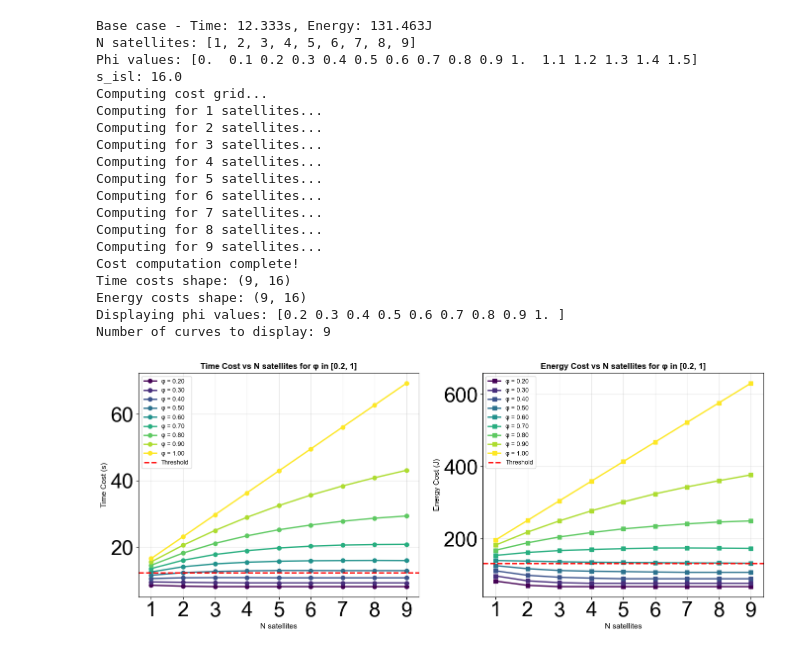
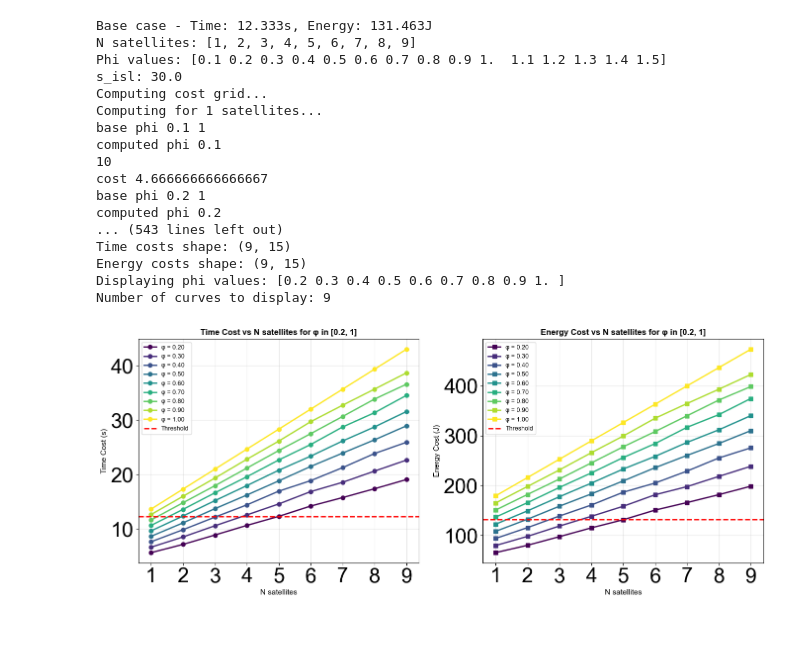
Before and after one commit to DChenet/sec_cost_simulator2, a Jupyter notebook: notebooks/figures/multisat/even_offloading/phi_variation.ipynb, the cells around one changed output. Saved outputs shown, nothing was run; the diff lists cells and outputs as text; code cells hidden in the pictures.

```diff
--- a/notebooks/figures/multisat/even_offloading/phi_variation.ipynb
+++ b/notebooks/figures/multisat/even_offloading/phi_variation.ipynb
@@ -117,8 +117,8 @@ base_energy_cost += ground_link.energy_cost(
 print(f"Base case - Time: {base_time_cost:.3f}s, Energy: {base_energy_cost:.3f}J")
 # Define parameter ranges
 n_satellites = range(1, 10, 1)
-phi_values = np.arange(0.0, 1.6, 0.1)  # From 0 to 1.5 with 0.1 stride
-s_isl = base_ground_link_speed * 1.6
+phi_values = np.arange(0.1, 1.6, 0.1)  # Changed: Start from 0.1 instead of 0.0 to avoid division by zero
+s_isl = base_ground_link_speed * 3
 
 print(f"N satellites: {list(n_satellites)}")
 print(f"Phi values: {phi_values}")
@@ -154,6 +154,11 @@ for i, n in enumerate(n_satellites):
     print(f"Computing for {n} satellites...")
 
     for j, phi_en in enumerate(phi_values):
+        # Compute phi_en_computed with protection against infinity
+        print("base phi", phi_en, n)
+        phi_en_computed = (phi_en ** (1/n))
+        print("computed phi", phi_en_computed)
+
         # Initialize costs with ISL transmission
         iteration_time_cost = after_isl_iteration_time_cost
         iteration_energy_cost = after_isl_iteration_energy_cost
@@ -161,7 +166,7 @@ for i, n in enumerate(n_satellites):
         # First edge computer processing
         edge_computer = ComputingNode(
             speed=off_edge_computer_speed,
-            phi=phi_en
+            phi=phi_en_computed
         )
 
         iteration_time_cost += edge_computer.time_cost(d_out_isl)
@@ -189,7 +194,7 @@ for i, n in enumerate(n_satellites):
 
                 edge_computer = ComputingNode(
                     speed=off_edge_computer_speed,
-                    phi=phi_en
+                    phi=phi_en_computed
                 )
 
                 iteration_time_cost += edge_computer.time_cost(d_out_ec)
@@ -209,6 +214,9 @@ for i, n in enumerate(n_satellites):
             energy=off_ground_link_energy,
             distance=off_ground_link_distance
         )
+
+        print(d_out_ec)
+        print("cost", iteration_time_cost)
 
         # Store costs
         time_costs[i].append(iteration_time_cost)
@@ -251,44 +259,42 @@ ax1.set_title(f'Time Cost vs N satellites for φ in [{phi_min_display}, {phi_max
 ax1.set_xticks(n_satellites)
 ax1.grid(True, alpha=0.3)
 ax1.legend(loc='best', fontsize=9)
 
 # Second plot - Energy Cost
 for idx, (j, phi_en) in enumerate(zip(phi_indices, phi_to_display)):
     ax2.plot(n_satellites, energy_costs_array[:, j], marker='s',
              color=colors[idx], label=f'φ = {phi_en:.2f}', linewidth=2)
 
 ax2.axhline(y=base_energy_cost, color='red', linestyle='--', linewidth=2, label='Threshold')
 ax2.set_xlabel('N satellites', fontsize=11)
 ax2.set_ylabel('Energy Cost (J)', fontsize=11)
 ax2.set_title(f'Energy Cost vs N satellites for φ in [{phi_min_display}, {phi_max_display}]',
               fontsize=12, fontweight='bold')
 ax2.set_xticks(n_satellites)
 ax2.grid(True, alpha=0.3)
 ax2.legend(loc='best', fontsize=9)
 
 # Adjust layout to prevent overlap
 plt.tight_layout()
 
 # Display the plots
 plt.show()
 # %% [output]
 Base case - Time: 12.333s, Energy: 131.463J
 N satellites: [1, 2, 3, 4, 5, 6, 7, 8, 9]
-Phi values: [0.  0.1 0.2 0.3 0.4 0.5 0.6 0.7 0.8 0.9 1.  1.1 1.2 1.3 1.4 1.5]
-s_isl: 16.0
+Phi values: [0.1 0.2 0.3 0.4 0.5 0.6 0.7 0.8 0.9 1.  1.1 1.2 1.3 1.4 1.5]
+s_isl: 30.0
 Computing cost grid...
 Computing for 1 satellites...
-Computing for 2 satellites...
-Computing for 3 satellites...
-Computing for 4 satellites...
-Computing for 5 satellites...
-Computing for 6 satellites...
-Computing for 7 satellites...
-Computing for 8 satellites...
-Computing for 9 satellites...
-Cost computation complete!
-Time costs shape: (9, 16)
-Energy costs shape: (9, 16)
+base phi 0.1 1
+computed phi 0.1
+10
+cost 4.666666666666667
+base phi 0.2 1
+computed phi 0.2
+... (543 lines left out)
+Time costs shape: (9, 15)
+Energy costs shape: (9, 15)
 Displaying phi values: [0.2 0.3 0.4 0.5 0.6 0.7 0.8 0.9 1. ]
 Number of curves to display: 9
-[figure, old version]
+[figure, new version]
```
Also changed, not shown: 4 other files.
